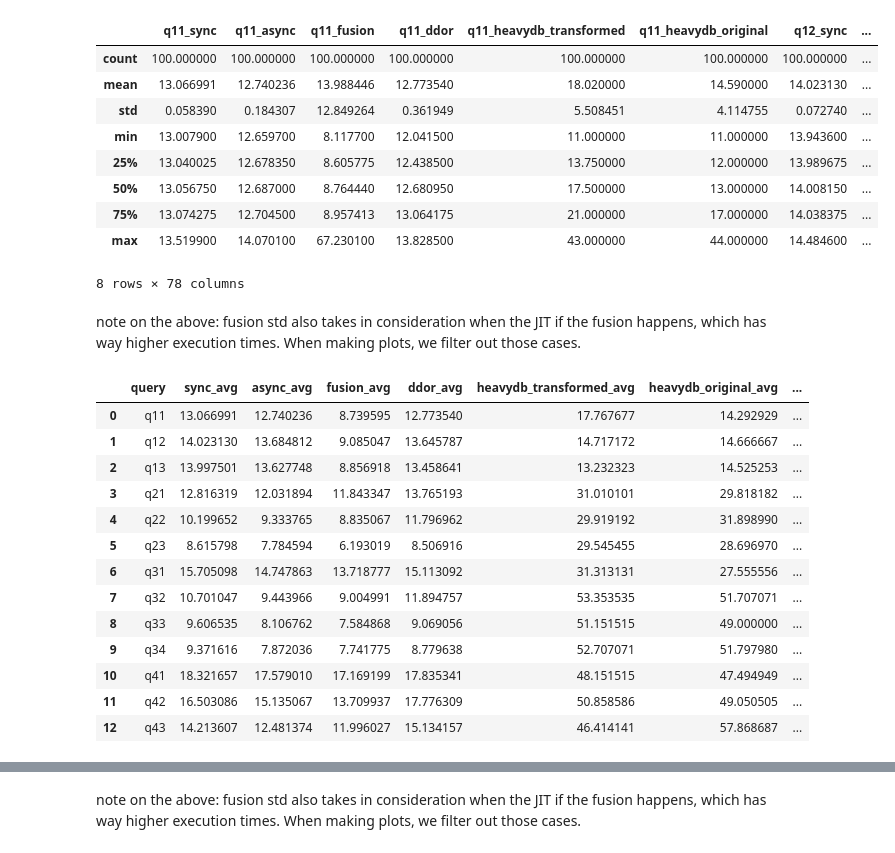
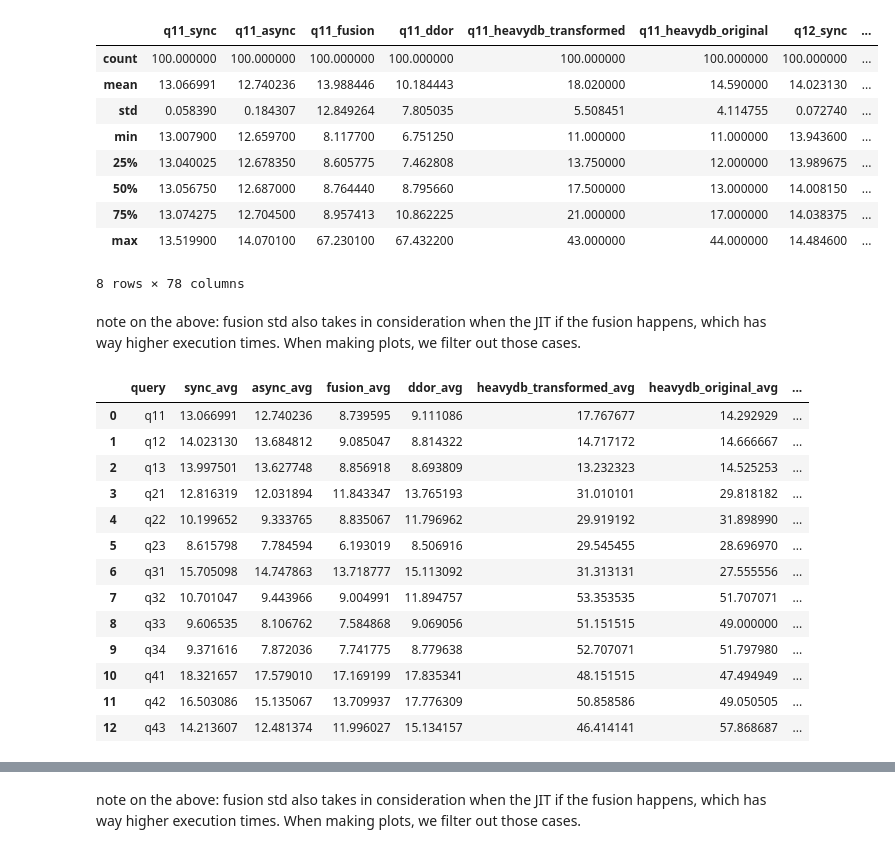
Before and after one commit to Maestro-Zacht/sycldb-calcite-executor, a Jupyter notebook: performances/perf.ipynb, the cells around one changed output, grey strips where cells are left out. Saved outputs shown, nothing was run; the diff lists cells and outputs as text; code cells hidden in the pictures.

```diff
--- a/performances/perf.ipynb
+++ b/performances/perf.ipynb
@@ -8,31 +8,31 @@ queries = ('q11', 'q12', 'q13', 'q21', 'q22', 'q23', 'q31', 'q32', 'q33', 'q34',
 # %%
 results = pd.DataFrame()
 for q in queries:
     data_sync = pd.read_csv(f'{q}-performance-sync.log', header=None, names=['execution_time_ms'])
     data_async = pd.read_csv(f'{q}-performance.log', header=None, names=['execution_time_ms'])
     data_fusion = pd.read_csv(f'{q}-performance-fusion.log', header=None, names=['execution_time_ms'])
-    data_ddor = pd.read_csv(f'{q}-performance-ddor.log', header=None, names=['execution_time_ms'])
+    data_ddor = pd.read_csv(f'{q}-performance-ddor-fusion.log' if q < 'q21' else f'{q}-performance-ddor.log', header=None, names=['execution_time_ms'])
     data_heavydb_transformed = pd.read_csv(f'heavydb_perf/transformed/{q}.txt', header=None, names=['execution_time_ms'])
     data_heavydb_original = pd.read_csv(f'heavydb_perf/original/{q}.txt', header=None, names=['execution_time_ms'])
 
     results[f'{q}_sync'] = data_sync['execution_time_ms']
     results[f'{q}_async'] = data_async['execution_time_ms']
     results[f'{q}_fusion'] = data_fusion['execution_time_ms']
     results[f'{q}_ddor'] = data_ddor['execution_time_ms']
     results[f'{q}_heavydb_transformed'] = data_heavydb_transformed['execution_time_ms']
     results[f'{q}_heavydb_original'] = data_heavydb_original['execution_time_ms']
 
 results.describe()
 # %% [output]
 |  | q11_sync | q11_async | q11_fusion | q11_ddor | q11_heavydb_transformed | q11_heavydb_original | q12_sync | ... |
 | count | 100.000000 | 100.000000 | 100.000000 | 100.000000 | 100.000000 | 100.000000 | 100.000000 | ... |
-| mean | 13.066991 | 12.740236 | 13.988446 | 12.773540 | 18.020000 | 14.590000 | 14.023130 | ... |
-| std | 0.058390 | 0.184307 | 12.849264 | 0.361949 | 5.508451 | 4.114755 | 0.072740 | ... |
-| min | 13.007900 | 12.659700 | 8.117700 | 12.041500 | 11.000000 | 11.000000 | 13.943600 | ... |
-| 25% | 13.040025 | 12.678350 | 8.605775 | 12.438500 | 13.750000 | 12.000000 | 13.989675 | ... |
-| 50% | 13.056750 | 12.687000 | 8.764440 | 12.680950 | 17.500000 | 13.000000 | 14.008150 | ... |
-| 75% | 13.074275 | 12.704500 | 8.957413 | 13.064175 | 21.000000 | 17.000000 | 14.038375 | ... |
-| max | 13.519900 | 14.070100 | 67.230100 | 13.828500 | 43.000000 | 44.000000 | 14.484600 | ... |
+| mean | 13.066991 | 12.740236 | 13.988446 | 10.184443 | 18.020000 | 14.590000 | 14.023130 | ... |
+| std | 0.058390 | 0.184307 | 12.849264 | 7.805035 | 5.508451 | 4.114755 | 0.072740 | ... |
+| min | 13.007900 | 12.659700 | 8.117700 | 6.751250 | 11.000000 | 11.000000 | 13.943600 | ... |
+| 25% | 13.040025 | 12.678350 | 8.605775 | 7.462808 | 13.750000 | 12.000000 | 13.989675 | ... |
+| 50% | 13.056750 | 12.687000 | 8.764440 | 8.795660 | 17.500000 | 13.000000 | 14.008150 | ... |
+| 75% | 13.074275 | 12.704500 | 8.957413 | 10.862225 | 21.000000 | 17.000000 | 14.038375 | ... |
+| max | 13.519900 | 14.070100 | 67.230100 | 67.432200 | 43.000000 | 44.000000 | 14.484600 | ... |
 8 rows × 78 columns
 # %% [markdown]
 note on the above: fusion std also takes in consideration when the JIT if the fusion happens, which has way higher execution times. When making plots, we filter out those cases.
@@ -43,7 +43,7 @@ for q in queries:
     sync_avg = results[f'{q}_sync'].mean()
     async_avg = results[f'{q}_async'].mean()
     fusion_avg = results[results[f'{q}_fusion'] < 20.0][f'{q}_fusion'].mean()
-    ddor_avg = results[f'{q}_ddor'].mean()
+    ddor_avg = results[results[f'{q}_ddor'] < 20.0][f'{q}_ddor'].mean()
     heavydb_transformed_avg = results[1:][f'{q}_heavydb_transformed'].mean()
     heavydb_original_avg = results[1:][f'{q}_heavydb_original'].mean()
     speedup_async = (sync_avg - async_avg) / sync_avg
@@ -73,9 +73,9 @@ comparison = pd.DataFrame(comparison)
 comparison
 # %% [output]
 |  | query | sync_avg | async_avg | fusion_avg | ddor_avg | heavydb_transformed_avg | heavydb_original_avg | ... |
-| 0 | q11 | 13.066991 | 12.740236 | 8.739595 | 12.773540 | 17.767677 | 14.292929 | ... |
-| 1 | q12 | 14.023130 | 13.684812 | 9.085047 | 13.645787 | 14.717172 | 14.666667 | ... |
-| 2 | q13 | 13.997501 | 13.627748 | 8.856918 | 13.458641 | 13.232323 | 14.525253 | ... |
+| 0 | q11 | 13.066991 | 12.740236 | 8.739595 | 9.111086 | 17.767677 | 14.292929 | ... |
+| 1 | q12 | 14.023130 | 13.684812 | 9.085047 | 8.814322 | 14.717172 | 14.666667 | ... |
+| 2 | q13 | 13.997501 | 13.627748 | 8.856918 | 8.693809 | 13.232323 | 14.525253 | ... |
 | 3 | q21 | 12.816319 | 12.031894 | 11.843347 | 13.765193 | 31.010101 | 29.818182 | ... |
 | 4 | q22 | 10.199652 | 9.333765 | 8.835067 | 11.796962 | 29.919192 | 31.898990 | ... |
 | 5 | q23 | 8.615798 | 7.784594 | 6.193019 | 8.506916 | 29.545455 | 28.696970 | ... |
```
Also changed, not shown: parts of 1 cell of this notebook, 6 other files.
